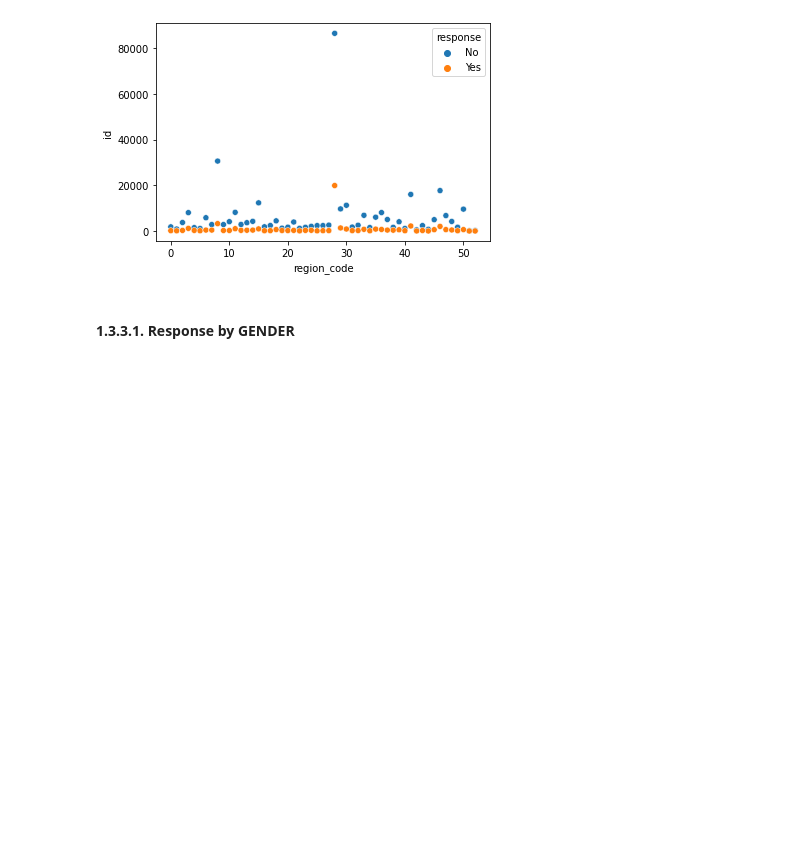
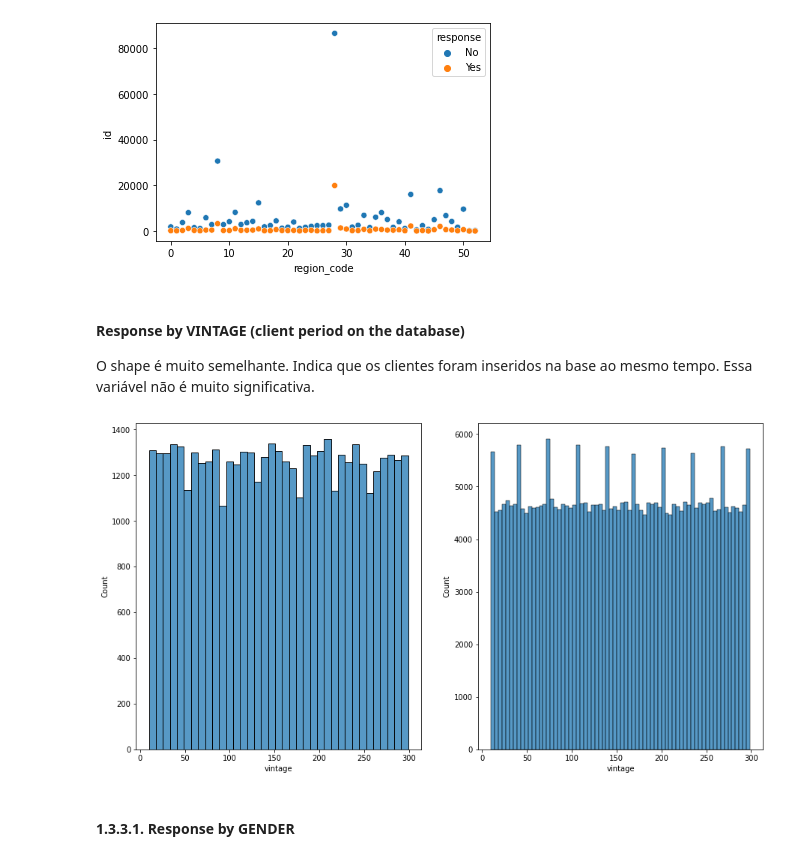
Before and after one commit to joaomj/health_insurance_cross_sell, a Jupyter notebook: health_insurance_cross-sell/notebooks/eda.ipynb, the cells around one changed output. Drawn from its saved outputs; the diff is of its cells as text; code cells hidden in the pictures; blank space fills up the shorter version.

```diff
--- a/health_insurance_cross-sell/notebooks/eda.ipynb
+++ b/health_insurance_cross-sell/notebooks/eda.ipynb
@@ -418,6 +399,21 @@ sns.scatterplot(x = 'region_code', y = 'id', hue = 'response', data = region_cou
 # %% [output]
 <AxesSubplot:xlabel='region_code', ylabel='id'>
 [figure]
+# %% [markdown]
+#### Response by VINTAGE (client period on the database)
+O shape é muito semelhante. Indica que os clientes foram inseridos na base ao mesmo tempo. Essa variável não é muito significativa.
+# %%
+plt.subplots(figsize = (15, 8), nrows = 1, ncols = 2)
+
+plt.subplot(1,2,1)
+vintage_y = df_eda.loc[df_eda['response'] == 'Yes', 'vintage']
+sns.histplot(vintage_y);
+
+plt.subplot(1,2,2)
+vintage_n = df_eda.loc[df_eda['response'] == 'No', 'vintage']
+sns.histplot(vintage_n);
+# %% [output]
+[figure, added]
 # %% [markdown]
 #### 1.3.3.1. Response by GENDER
 # %%
```
Also changed, not shown: parts of 2 cells of this notebook.
